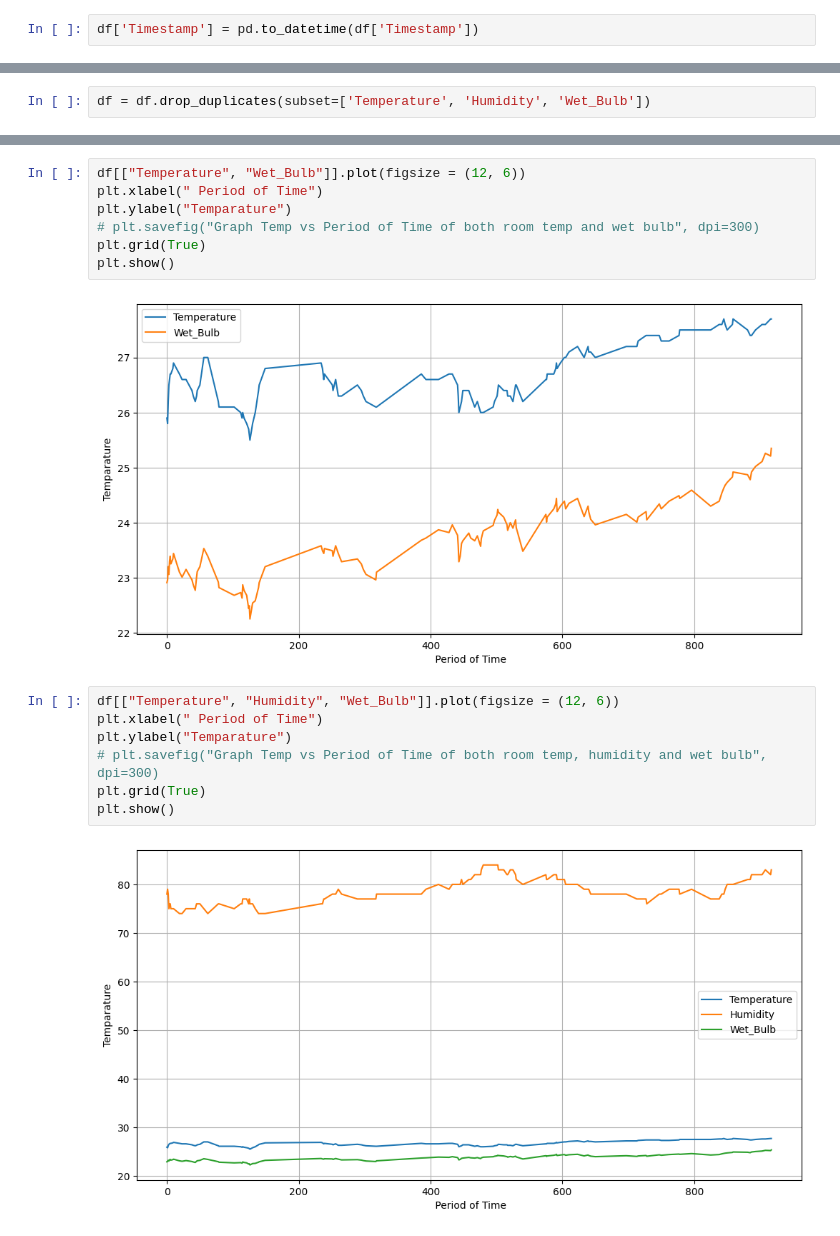
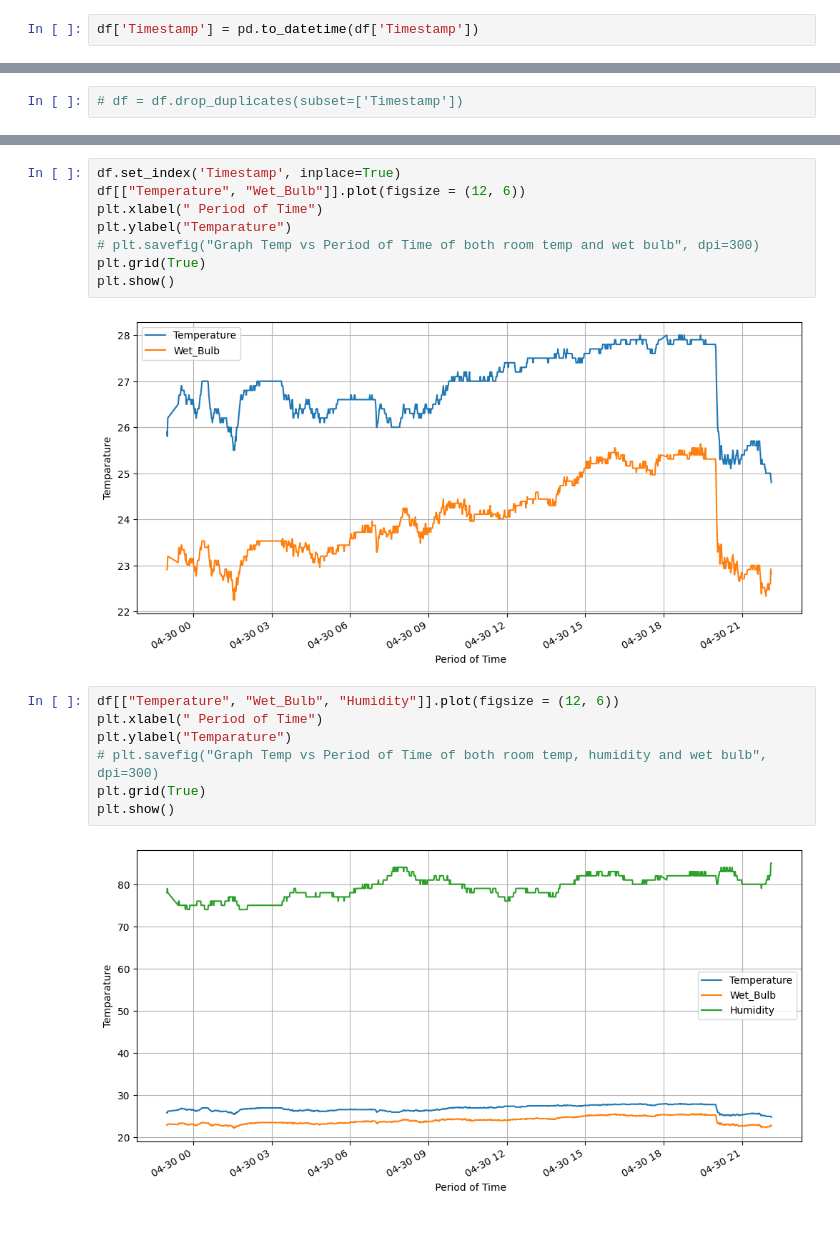
Before and after one commit to Sakib0626Q2/Wet-Bulb-Temp-Project, a Jupyter notebook: wet_bulb_temp.ipynb, the cells around one changed output, grey strips where cells are left out. Drawn from its saved outputs; the diff is of its cells as text.

```diff
--- a/wet_bulb_temp.ipynb
+++ b/wet_bulb_temp.ipynb
@@ -45,3 +45,3 @@ memory usage: 29.3 KB
 # %%
-df = df.drop_duplicates(subset=['Temperature', 'Humidity', 'Wet_Bulb'])
+# df = df.drop_duplicates(subset=['Timestamp'])
 # %%
@@ -62,18 +49,19 @@ None
 # %%
+df.set_index('Timestamp', inplace=True)
 df[["Temperature", "Wet_Bulb"]].plot(figsize = (12, 6))
 plt.xlabel(" Period of Time")
 plt.ylabel("Temparature")
 # plt.savefig("Graph Temp vs Period of Time of both room temp and wet bulb", dpi=300)
 plt.grid(True)
 plt.show()
 # %% [output]
-[figure, old version]
+[figure, new version]
 # %%
-df[["Temperature", "Humidity", "Wet_Bulb"]].plot(figsize = (12, 6))
+df[["Temperature", "Wet_Bulb", "Humidity"]].plot(figsize = (12, 6))
 plt.xlabel(" Period of Time")
 plt.ylabel("Temparature")
 # plt.savefig("Graph Temp vs Period of Time of both room temp, humidity and wet bulb", dpi=300)
 plt.grid(True)
 plt.show()
 # %% [output]
-[figure, old version]
+[figure, new version]
```
Also changed, not shown: parts of 10 cells of this notebook, 2 other files.
